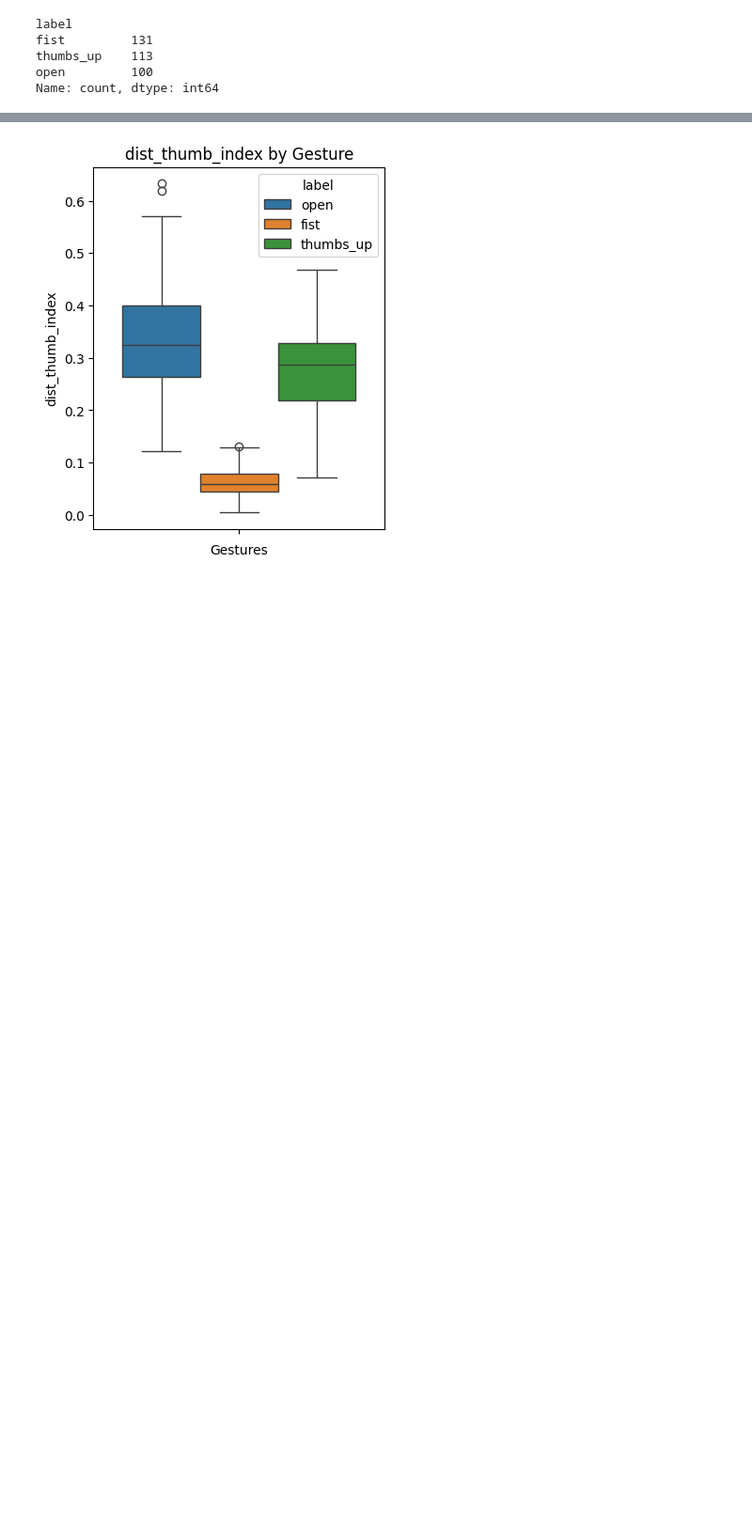
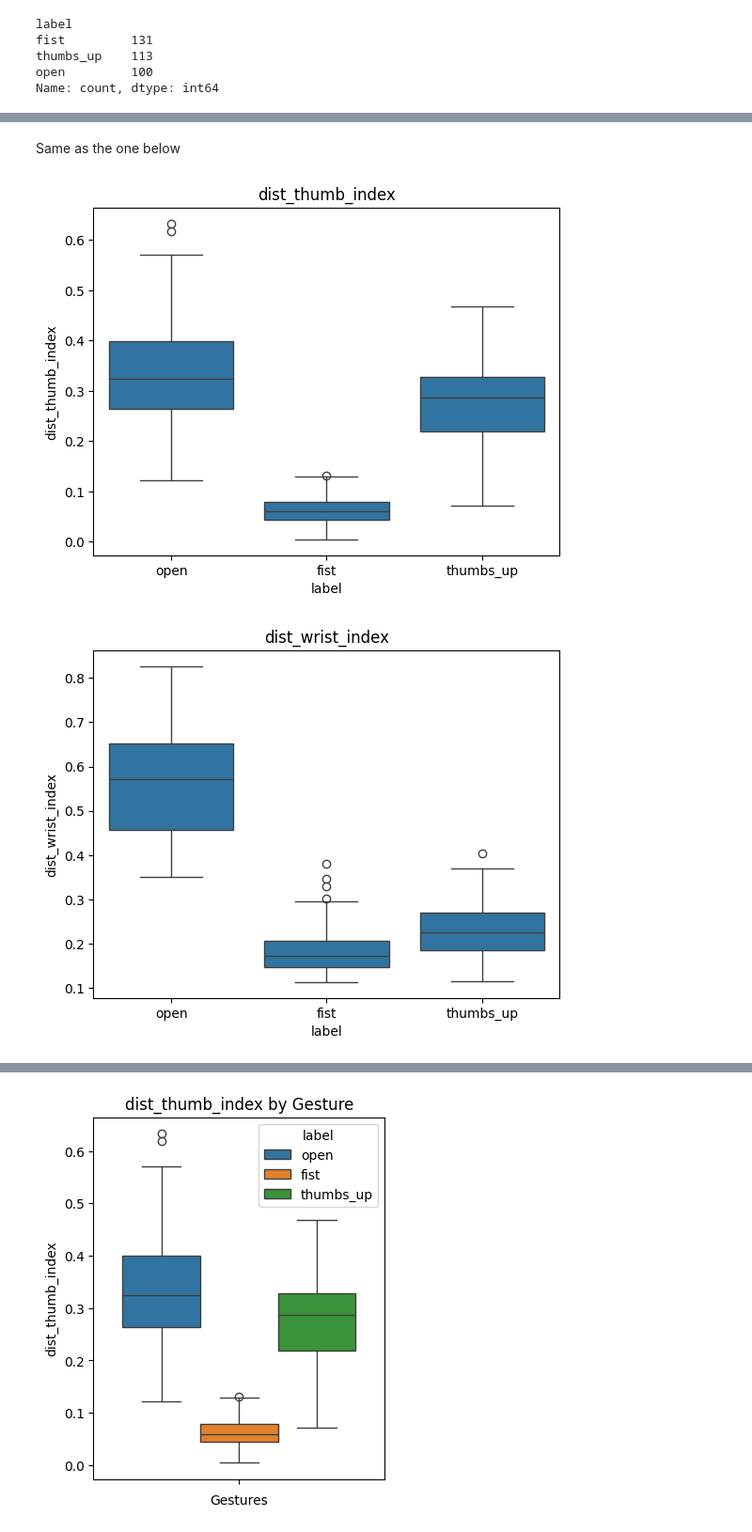
Before and after one commit to SaswataH/Bionic-Arm, a Jupyter notebook: FinalAnalysis.ipynb, the cells around one changed output, grey strips where cells are left out. Shown at 94% size. Drawn from its saved outputs; the diff is of its cells as text; code cells hidden in the pictures; blank space fills up the shorter version.

```diff
--- a/FinalAnalysis.ipynb
+++ b/FinalAnalysis.ipynb
@@ -277,3 +275,8 @@ fist         131
 thumbs_up    113
 open         100
 Name: count, dtype: int64
+# %%
+# Load the CSV
+ds = pd.read_csv('FeatureExt.csv')
+print(ds.head())  # Verify structure
+print(ds.isnull().sum())  # Check for missing values
@@ -279,0 +301,11 @@ Name: count, dtype: int64
+# %% [markdown]
+Same as the one below
+# %%
+# Plot feature distributions per gesture class
+for column in ds.columns[:-1]:  # Exclude the label column
+    sns.boxplot(x='label', y=column, data=ds)
+    plt.title(column)
+    plt.show()
+# %% [output]
+[figure, added]
+[figure, added]
```
Also changed, not shown: parts of 3 cells of this notebook.
